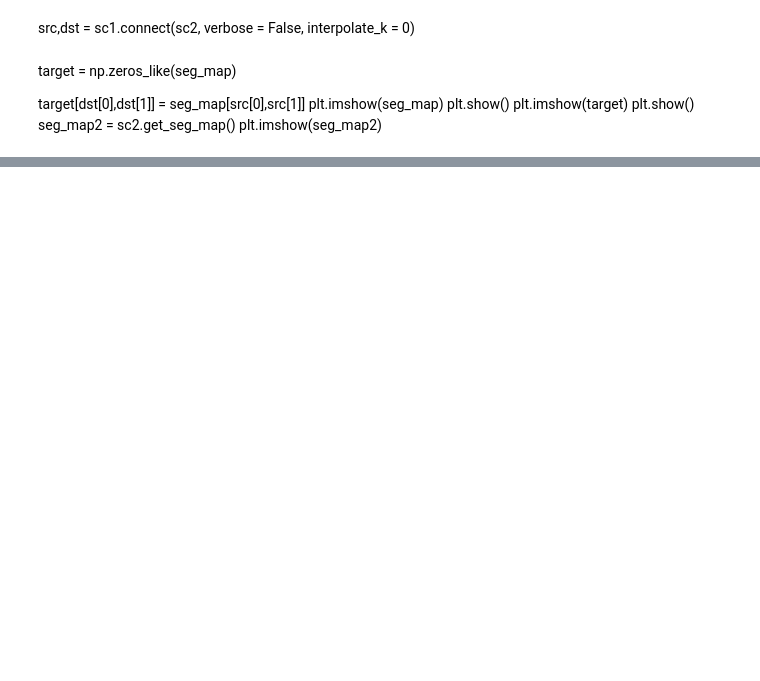
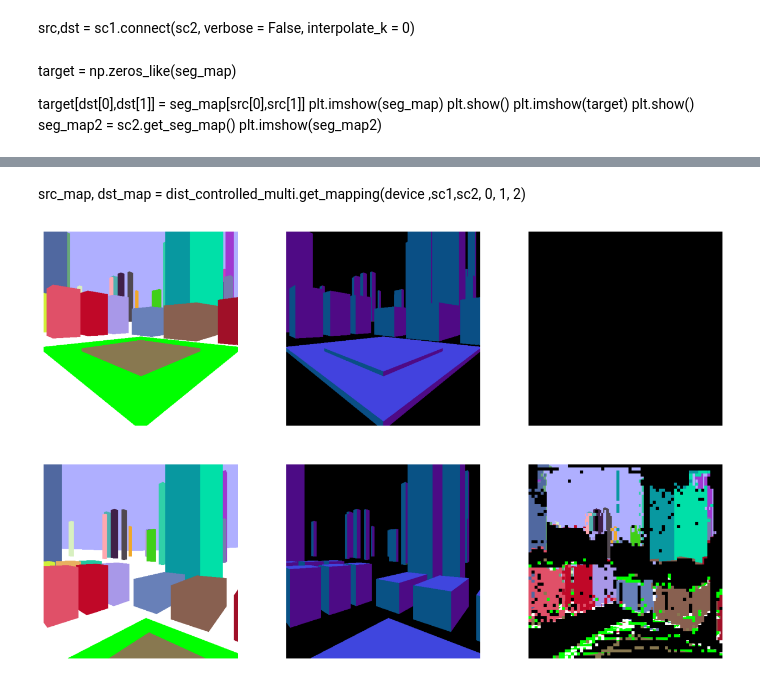
Before and after one commit to yanivbl6/selfconsistent_diffusion, a Jupyter notebook: metro_pipe_test.ipynb, the cells around one changed output, grey strips where cells are left out. Saved outputs shown, nothing was run; the diff lists cells and outputs as text; code cells hidden in the pictures; blank space fills up the shorter version.

```diff
--- a/metro_pipe_test.ipynb
+++ b/metro_pipe_test.ipynb
@@ -83,3 +122,47 @@ image1, image2 = pipe(prompt = prompt, negative_prompt = nprompt,
+# %% [markdown]
+src_map, dst_map = dist_controlled_multi.get_mapping(device  ,sc1,sc2, 0, 1, 2)
+# %%
+
+results = [np.zeros_like(sc1.get_seg_map())]
+
+def expand_map(map):
+    map1 = map[0].cpu().numpy()*8
+    map2 = map[1].cpu().numpy()*8
+
+    ##expand to 8x8 map
+    map1 = np.repeat(map1, 64, axis=0)
+    map2 = np.repeat(map2, 64, axis=0)
+
+    map1_add = (np.arange(map1.shape[0]) % 8)
+    map2_add = ((np.arange(map2.shape[0]) // 8 ) % 8)
+
+    map1 = map1 + map1_add
+    map2 = map2 + map2_add
+
+    return map1, map2
+
+# tmp = src_map
+# src_map = dst_map
+# dst_map = tmp
+
+
+map1, map2 = expand_map(src_map)
+dmap1, dmap2 = expand_map(dst_map)
+
+
+
+img = sc1.get_seg_map().copy()
+mapped_img = np.zeros_like(img)
+mapped_img[dmap1, dmap2,:] = img[map1, map2,:]
+
+
+
+results.append(mapped_img)
+src = [[sc.get_seg_map(),sc.get_norm_map()] for sc in [sc1,sc2]] if 'normal' in control else [[sc.get_seg_map()] for sc in [sc1,sc2]]
+
+present(src,  results, img_name = f"maps_rank_01")
+# %% [output]
+[figure, added]
 # %%
 src = [[sc.get_seg_map(),sc.get_norm_map()] for sc in [sc1,sc2]] if 'normal' in control else [[sc.get_seg_map()] for sc in [sc1,sc2]]
 
```
Also changed, not shown: parts of 37 cells of this notebook, 10 other files.
